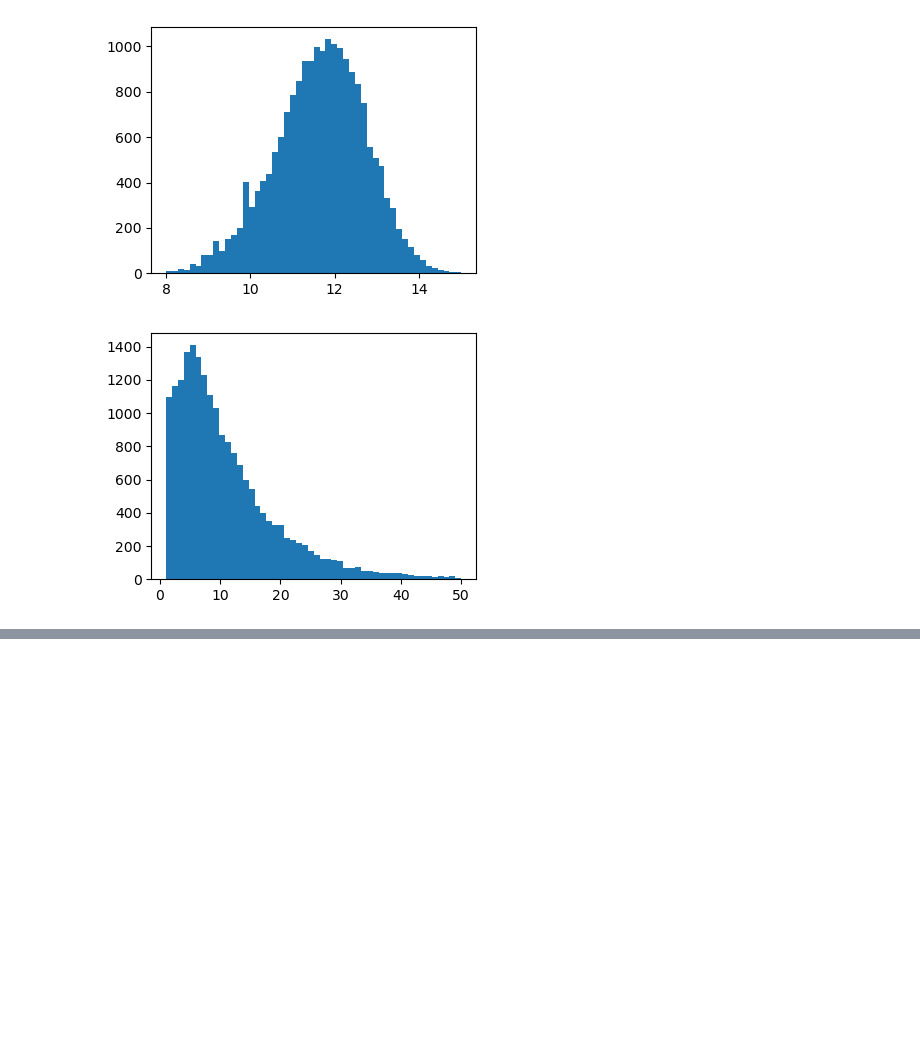
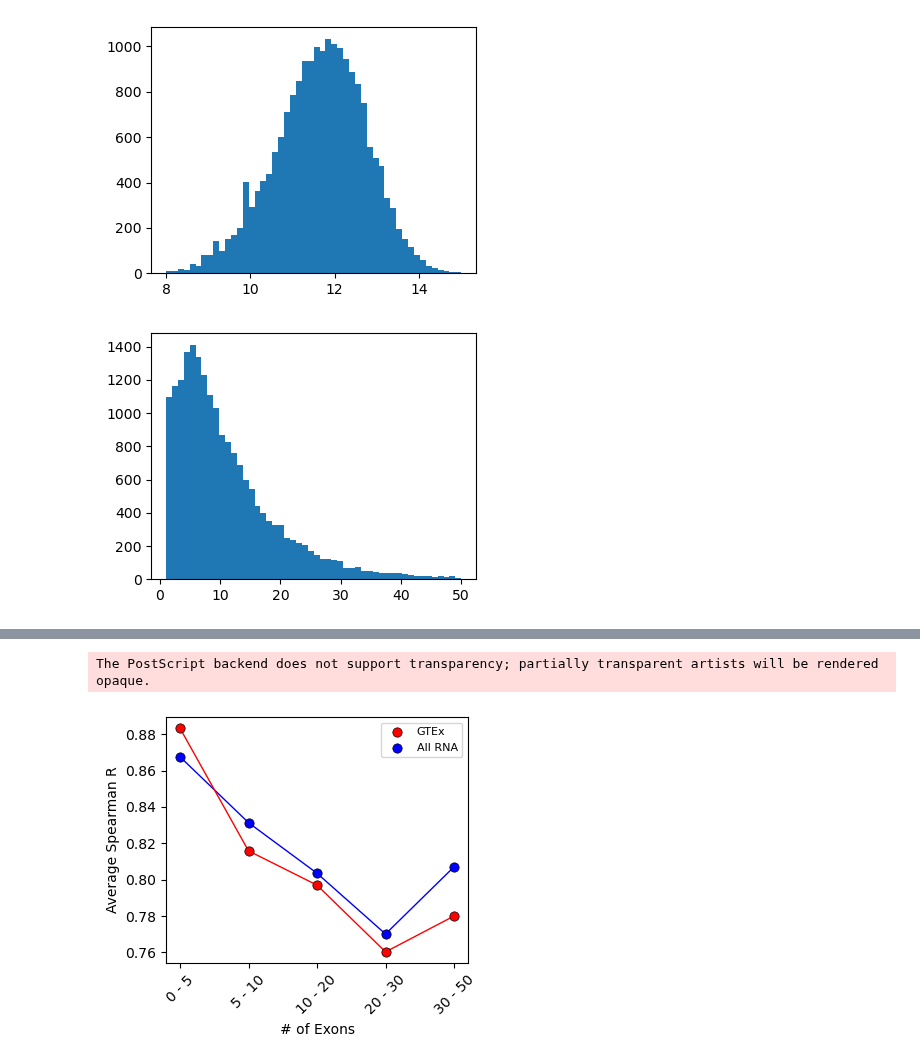
Before and after one commit to calico/borzoi-paper, a Jupyter notebook: analysis/test_expression/eval_expr_corr_by_length.ipynb, the cells around one changed output, grey strips where cells are left out. Cells and saved outputs as stored; diff of their text form; code cells hidden in the pictures; blank space fills up the shorter version.

```diff
--- a/analysis/test_expression/eval_expr_corr_by_length.ipynb
+++ b/analysis/test_expression/eval_expr_corr_by_length.ipynb
@@ -297,0 +363,36 @@ The PostScript backend does not support transparency; partially transparent arti
+# %%
+#Plot test set prediction performance as a function of number of exons (ensemble)
+
+f = plt.figure(figsize=(4, 3.5))
+
+exon_strs = [
+    str(ex_lo) + " - " + str(ex_hi)
+    for [ex_lo, ex_hi] in exon_bins
+]
+
+x_exon = np.arange(len(exon_strs))
+
+#Ensemble performance
+plt.plot(x_exon, np.mean(r_vals_exon_gtex[-1:, ...], axis=(0, 2)), color='red', linewidth=1, zorder=-1)
+plt.scatter(x_exon, np.mean(r_vals_exon_gtex[-1:, ...], axis=(0, 2)), s=45, c='red', edgecolor='black', linewidth=0.5, zorder=2, label='GTEx')
+
+plt.plot(x_exon, np.mean(r_vals_exon[-1:, ...], axis=(0, 2)), color='blue', linewidth=1, zorder=-2)
+plt.scatter(x_exon, np.mean(r_vals_exon[-1:, ...], axis=(0, 2)), s=45, c='blue', edgecolor='black', linewidth=0.5, zorder=1, label='All RNA')
+
+plt.xlabel("# of Exons", fontsize=10)
+plt.ylabel("Average Spearman R", fontsize=10)
+
+plt.xticks(x_exon, exon_strs, fontsize=10, rotation=45)
+plt.yticks(fontsize=10)
+
+plt.legend(fontsize=8)
+
+plt.tight_layout()
+
+plt.savefig("borzoi_v2_expr_correlation_by_exon_ens_only.png", dpi=300)
+plt.savefig("borzoi_v2_expr_correlation_by_exon_ens_only.eps")
+
+plt.show()
+# %% [output]
+The PostScript backend does not support transparency; partially transparent artists will be rendered opaque.
+[figure, added]
```
Also changed, not shown: parts of 7 cells of this notebook, 11 other files.
